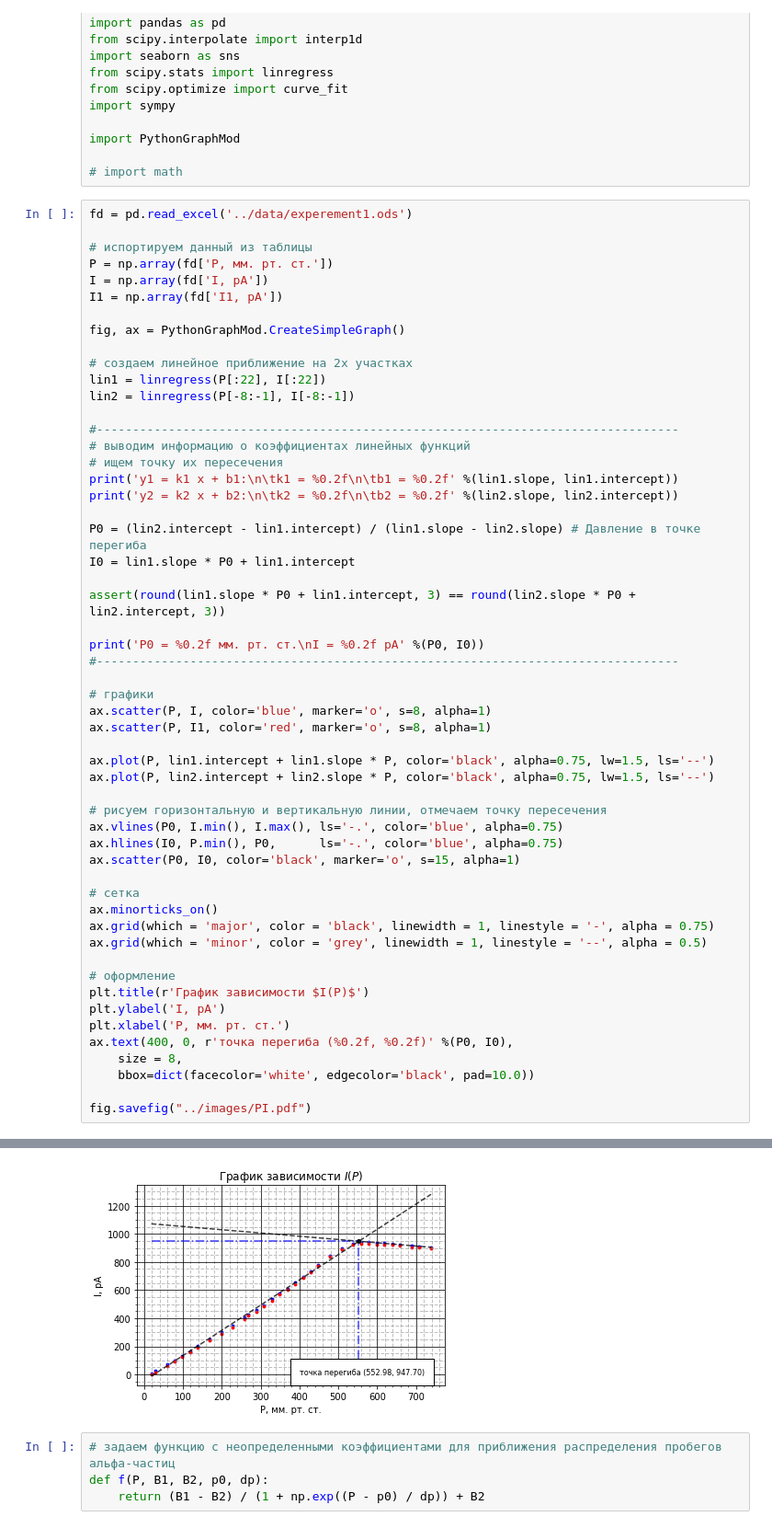
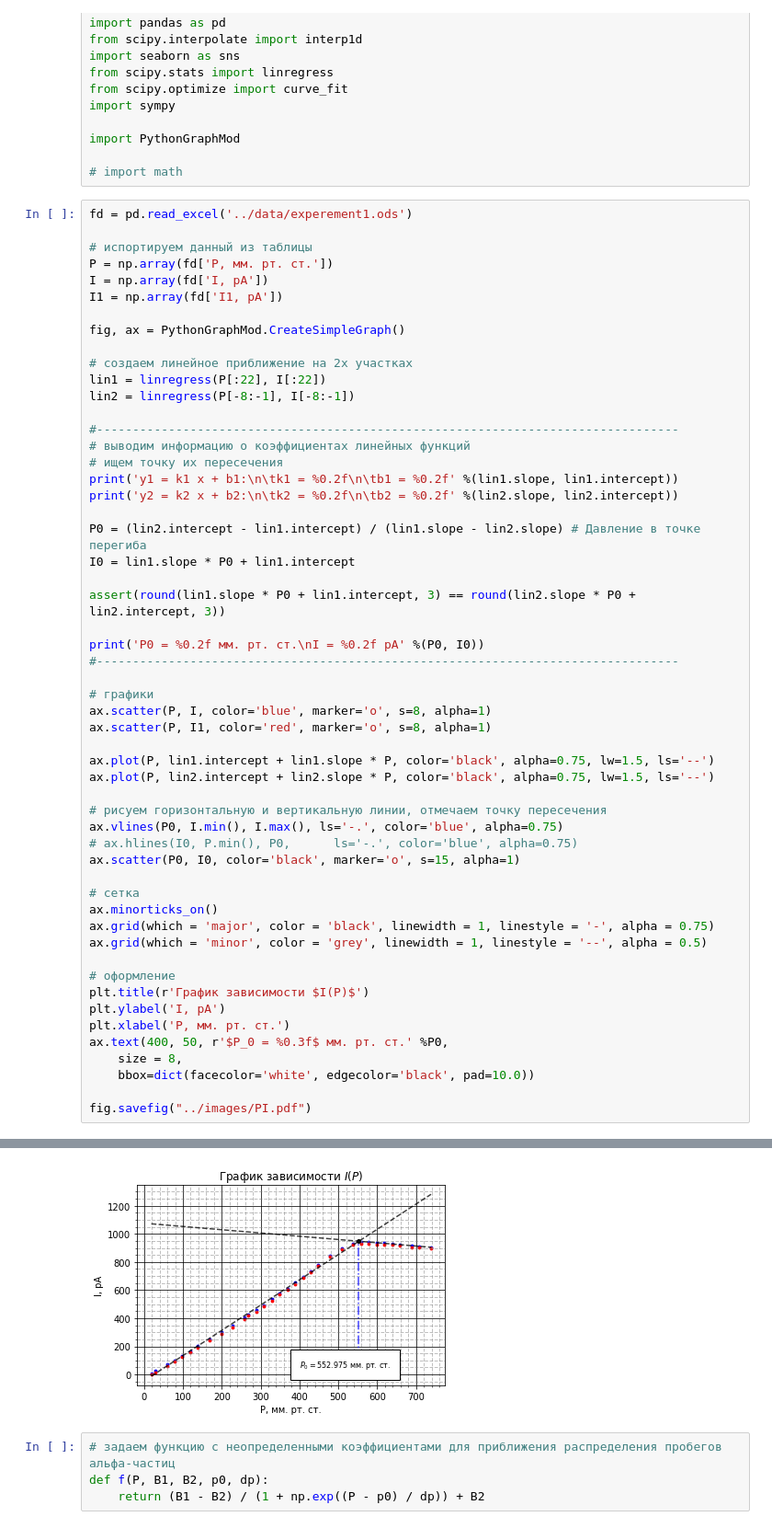
Before and after one commit to pavel-collab/MIPT_Labs, a Jupyter notebook: 5.4.1/python/graphics.ipynb, the cells around one changed output, grey strips where cells are left out. Shown at 92% size. Cells and saved outputs as stored; diff of their text form.

```diff
--- a/5.4.1/python/graphics.ipynb
+++ b/5.4.1/python/graphics.ipynb
@@ -46,36 +46,36 @@ ax.scatter(P, I1, color='red', marker='o', s=8, alpha=1)
 
 ax.plot(P, lin1.intercept + lin1.slope * P, color='black', alpha=0.75, lw=1.5, ls='--')
 ax.plot(P, lin2.intercept + lin2.slope * P, color='black', alpha=0.75, lw=1.5, ls='--')
 
 # рисуем горизонтальную и вертикальную линии, отмечаем точку пересечения
 ax.vlines(P0, I.min(), I.max(), ls='-.', color='blue', alpha=0.75)
-ax.hlines(I0, P.min(), P0,      ls='-.', color='blue', alpha=0.75)
+# ax.hlines(I0, P.min(), P0,      ls='-.', color='blue', alpha=0.75)
 ax.scatter(P0, I0, color='black', marker='o', s=15, alpha=1)
 
 # сетка
 ax.minorticks_on()
 ax.grid(which = 'major', color = 'black', linewidth = 1, linestyle = '-', alpha = 0.75)
 ax.grid(which = 'minor', color = 'grey', linewidth = 1, linestyle = '--', alpha = 0.5)
 
 # оформление
 plt.title(r'График зависимости $I(P)$')
 plt.ylabel('I, pA')
 plt.xlabel('P, мм. рт. ст.')
-ax.text(400, 0, r'точка перегиба (%0.2f, %0.2f)' %(P0, I0),
+ax.text(400, 50, r'$P_0 = %0.3f$ мм. рт. ст.' %P0,
     size = 8,
     bbox=dict(facecolor='white', edgecolor='black', pad=10.0))
 
 fig.savefig("../images/PI.pdf")
 # %% [output]
 y1 = k1 x + b1:
         k1 = 1.80
         b1 = -45.60
 y2 = k2 x + b2:
         k2 = -0.23
         b2 = 1075.88
 P0 = 552.98 мм. рт. ст.
 I = 947.70 pA
-[figure, old version]
+[figure, new version]
 # %%
 # задаем функцию с неопределенными коэффициентами для приближения распределения пробегов альфа-частиц
 def f(P, B1, B2, p0, dp):
```
Also changed, not shown: 7 other files.
